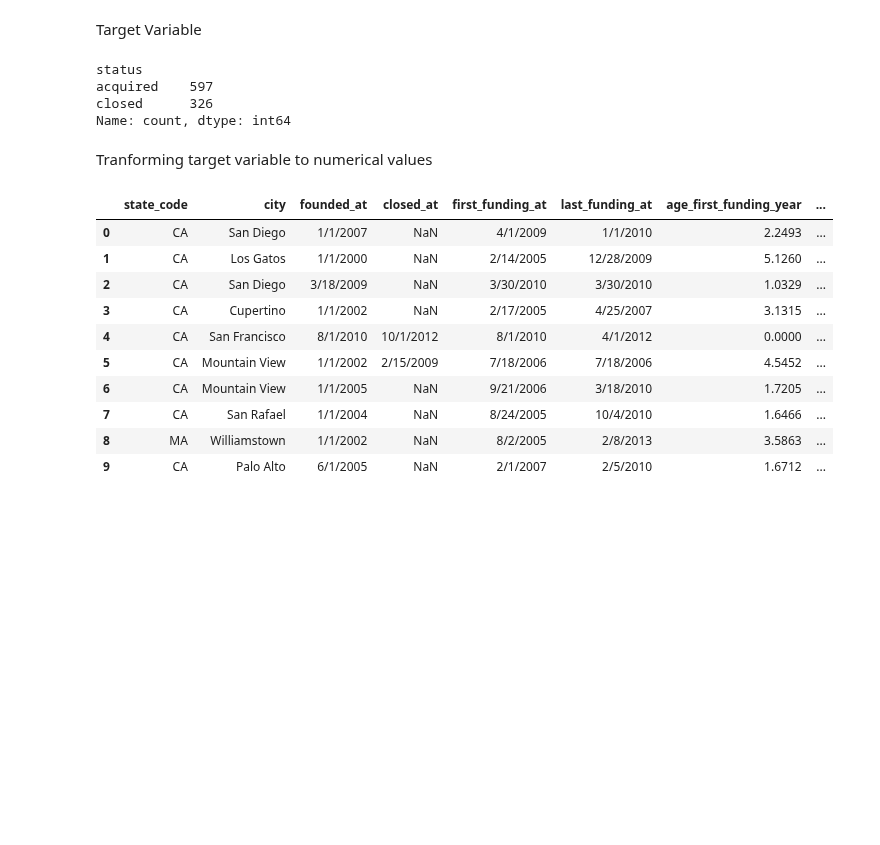
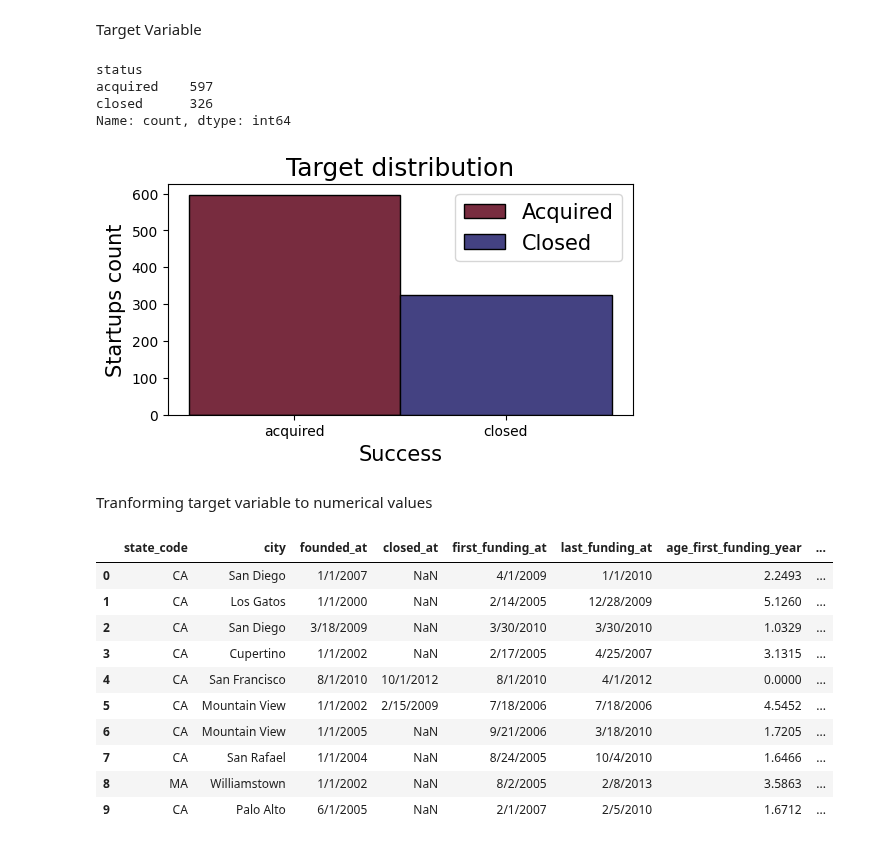
Before and after one commit to GabrielaArzateR/Predicting_startup_succes-, a Jupyter notebook: notebook/experimentation.ipynb, the cells around one changed output. Drawn from its saved outputs; the diff is of its cells as text; code cells hidden in the pictures; blank space fills up the shorter version.

```diff
--- a/notebook/experimentation.ipynb
+++ b/notebook/experimentation.ipynb
@@ -395,6 +398,20 @@ status
 acquired    597
 closed      326
 Name: count, dtype: int64
+# %%
+###   Visualizing the distribution of target classes: "acquired" and "closed" based on
+#the Labels column
+classes = data['labels'].value_counts()
+
+plt.figure(figsize=(6, 3))
+sns.histplot(data, x=data['status'], binwidth=0.1, hue=data["labels"], palette="icefire", alpha=1 )
+plt.legend(['Acquired', 'Closed'], fontsize=15)
+plt.ylabel('Startups count',fontsize=15)
+plt.xlabel('Success',fontsize=15)
+plt.title('Target distribution',fontsize=18)
+plt.show()
+# %% [output]
+[figure, added]
 # %% [markdown]
  Tranforming target variable to numerical values
 # %%
```
Also changed, not shown: parts of 6 cells of this notebook.
